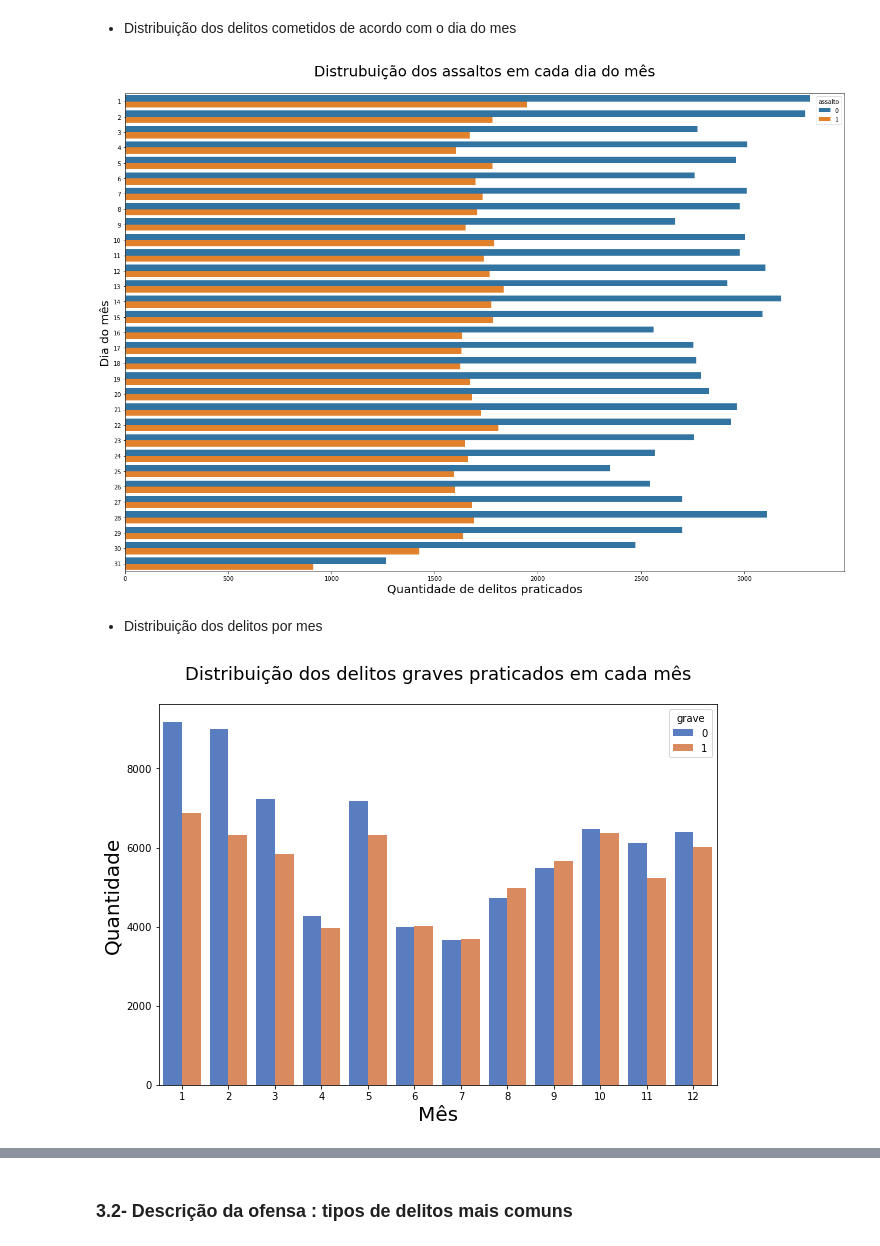
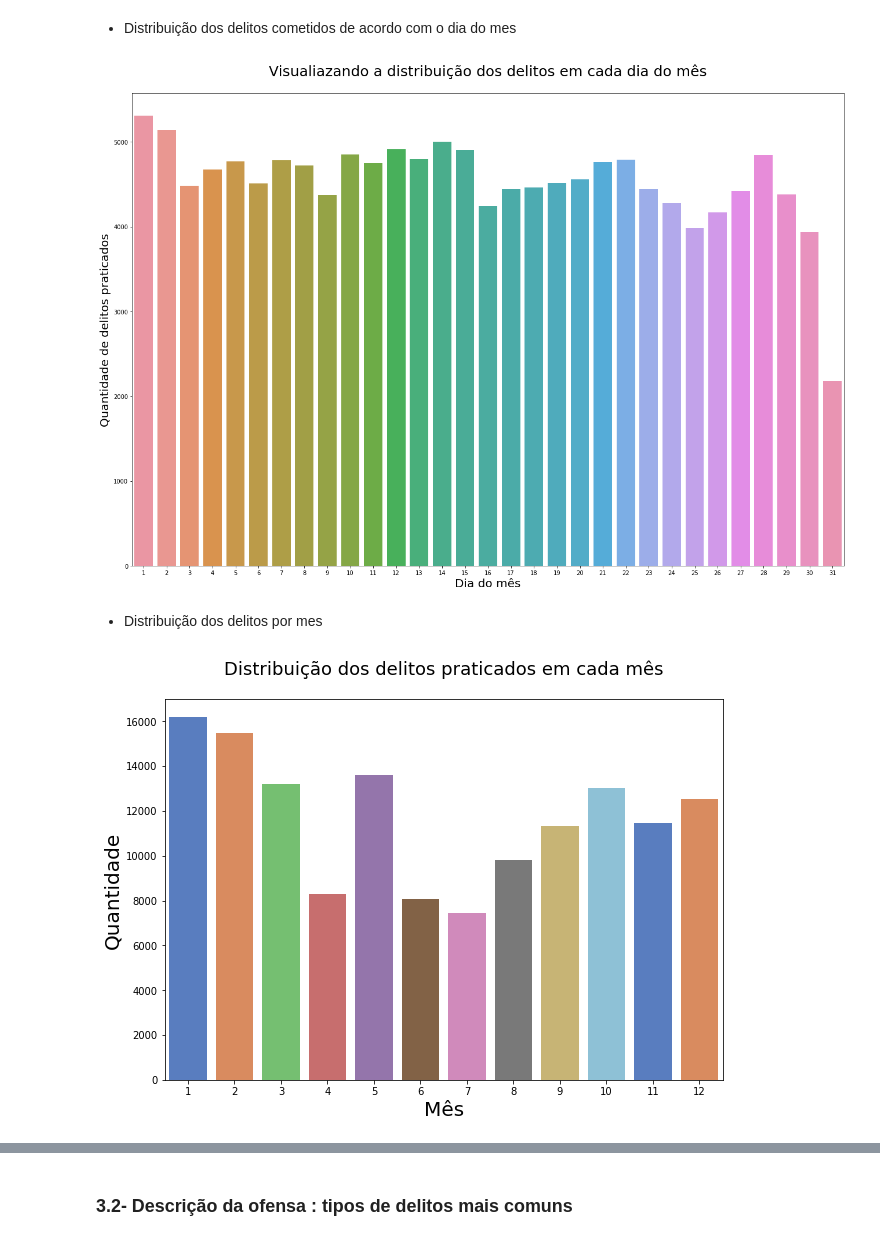
Before and after one commit to robertferro/delitos_ny_2020, a Jupyter notebook: 2 - EDA/EDA_delitos_NYC.ipynb, the cells around one changed output, grey strips where cells are left out. Drawn from its saved outputs; the diff is of its cells as text; code cells hidden in the pictures.

```diff
--- a/2 - EDA/EDA_delitos_NYC.ipynb
+++ b/2 - EDA/EDA_delitos_NYC.ipynb
@@ -14,5 +10,5 @@ from datetime import date
 # %%
-url = 'https://raw.githubusercontent.com/robertferro/delitos_NY_2020/master/1%20-%20Manipula%C3%A7%C3%A3o%20de%20dados/dados_processados.csv'
+url = 'https://raw.githubusercontent.com/robertferro/delitos_NY_2020/master/1%20-%20Manipula%C3%A7%C3%A3o%20de%20dados/dados_manipulados.csv'
 # %%
 df=pd.read_csv(url)
 # %%
@@ -78,24 +74,24 @@ plt.show()
  - Distribuição dos delitos cometidos de acordo com o dia do mes
 # %%
 f, ax = plt.subplots(figsize=(22, 15))
-sns.countplot(y="dia", data=df,hue='assalto');
-plt.xlabel('Quantidade de delitos praticados', fontsize = 20)
-plt.ylabel('Dia do mês', fontsize = 20)
-plt.title('Distrubuição dos assaltos em cada dia do mês', fontsize = 25, y=1.03)
+sns.countplot(x="dia", data=df);
+plt.ylabel('Quantidade de delitos praticados', fontsize = 20)
+plt.xlabel('Dia do mês', fontsize = 20)
+plt.title('Visualiazando a distribuição dos delitos em cada dia do mês', fontsize = 25, y=1.03)
 plt.show()
 # %% [output]
-[figure, old version]
+[figure, new version]
 # %% [markdown]
  - Distribuição dos delitos por mes
 # %%
 f, ax = plt.subplots(figsize=(10, 7))
-sns.countplot(x="mes", hue = 'grave',data=df , palette="muted")
-titulo='Distribuição dos delitos graves praticados em cada mês'
+sns.countplot(x="mes",data=df , palette="muted")
+titulo='Distribuição dos delitos praticados em cada mês'
 plt.title(titulo, fontsize=18, y=1.05)
 plt.ylabel('Quantidade', fontsize = 20)
 plt.xlabel('Mês', fontsize = 20)
 plt.show()
 # %% [output]
-[figure, old version]
+[figure, new version]
 # %%
 f, ax = plt.subplots(figsize=(10, 7))
```
Also changed, not shown: parts of 12 cells of this notebook.
